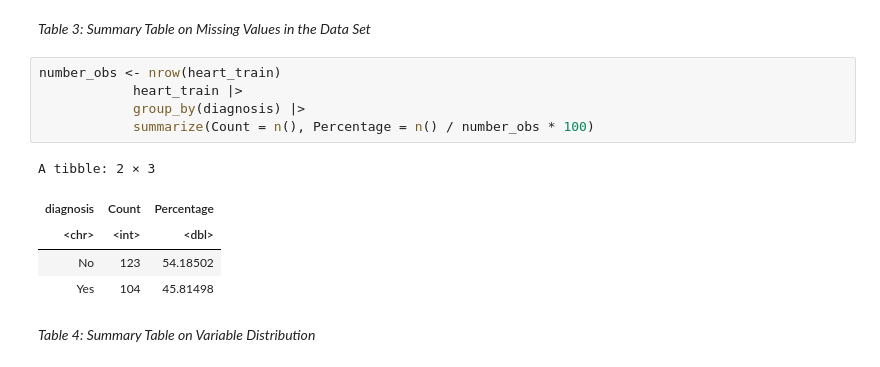
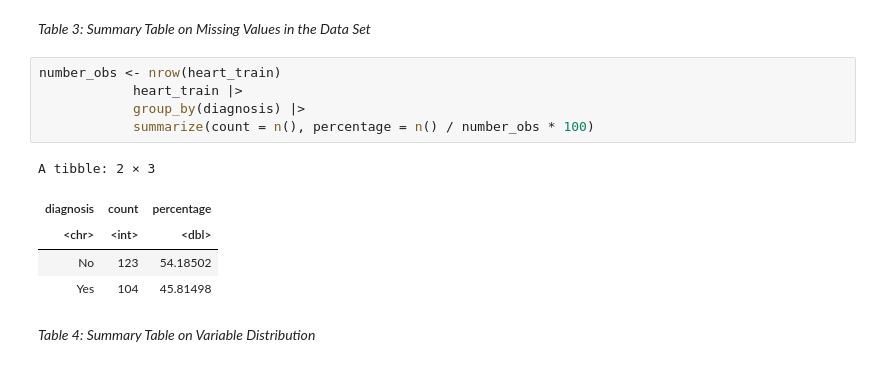
Before and after one commit to a-wang27/DSCI-100, a Jupyter notebook: project_proposal_2.ipynb, the cells around one changed output. Cells and saved outputs as stored; diff of their text form.

```diff
--- a/project_proposal_2.ipynb
+++ b/project_proposal_2.ipynb
@@ -99,11 +83,11 @@ A data.frame: 1 × 1
 # %%
 number_obs <- nrow(heart_train)
             heart_train |>
             group_by(diagnosis) |>
-            summarize(Count = n(), Percentage = n() / number_obs * 100)
+            summarize(count = n(), percentage = n() / number_obs * 100)
 # %% [output]
 A tibble: 2 × 3
-| diagnosis | Count | Percentage |
+| diagnosis | count | percentage |
 | <chr> | <int> | <dbl> |
 | No | 123 | 54.18502 |
 | Yes | 104 | 45.81498 |
```
Also changed, not shown: parts of 7 cells of this notebook.
